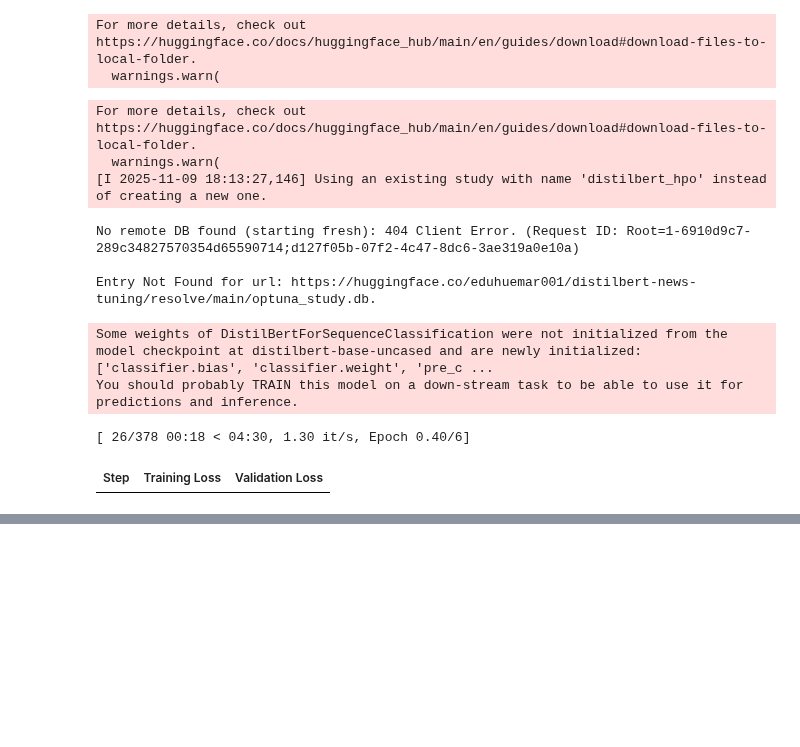
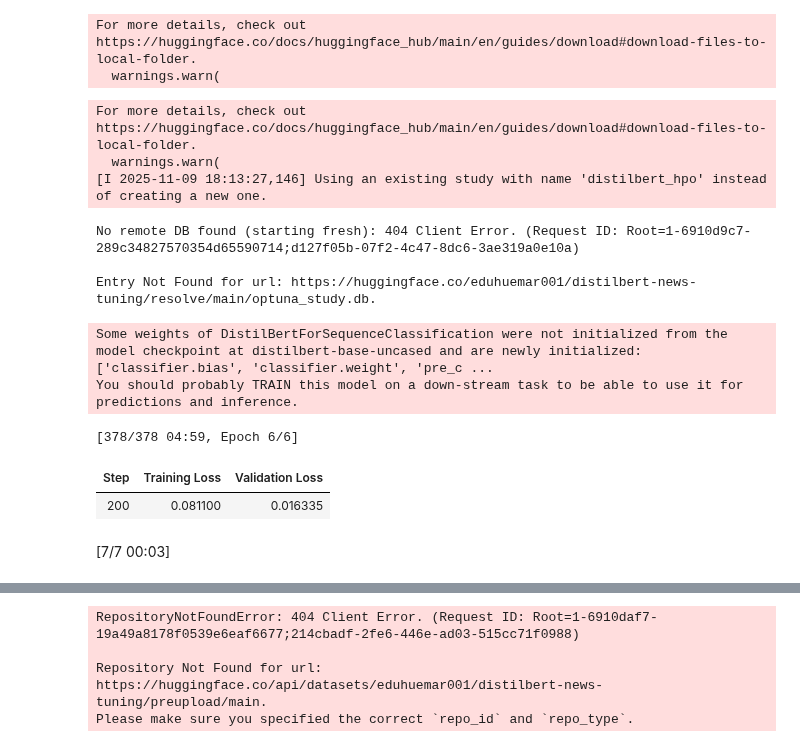
Before and after one commit to eduhuemar001/ANN2-project, a Jupyter notebook: hp_tuning.ipynb, the cells around one changed output, grey strips where cells are left out. Drawn from its saved outputs; the diff is of its cells as text; code cells hidden in the pictures; blank space fills up the shorter version.

```diff
--- a/hp_tuning.ipynb
+++ b/hp_tuning.ipynb
@@ -216,32 +216,34 @@ study = optuna.create_study(
     study_name="distilbert_hpo",
     direction="minimize",
     storage=STUDY_KEY,
     load_if_exists=True
 )
 
 # 3) Callback: upload updated DB to HF after each trial
 def upload_db_after_trial(study, trial):
     api.upload_file(
         path_or_fileobj=LOCAL_DB,
         path_in_repo=REMOTE_DB_FILE,
         repo_id=HF_REPO,
-        repo_type="dataset",
+        repo_type="model",
         commit_message=f"Optuna DB update after trial {trial.number}"
     )
     print(f"Pushed DB after trial {trial.number}")
 
 # 4) Run optimization (writes to SQLite every trial; then uploads)
 study.optimize(objective, n_trials=20, callbacks=[upload_db_after_trial])
 
 print("Best params:", study.best_trial.params)
 # %% [output]
 For more details, check out https://huggingface.co/docs/huggingface_hub/main/en/guides/download#download-files-to-local-folder.
   warnings.warn(
 [I 2025-11-09 18:13:27,146] Using an existing study with name 'distilbert_hpo' instead of creating a new one.
 No remote DB found (starting fresh): 404 Client Error. (Request ID: Root=1-6910d9c7-289c34827570354d65590714;d127f05b-07f2-4c47-8dc6-3ae319a0e10a)
 
 Entry Not Found for url: https://huggingface.co/eduhuemar001/distilbert-news-tuning/resolve/main/optuna_study.db.
 Some weights of DistilBertForSequenceClassification were not initialized from the model checkpoint at distilbert-base-uncased and are newly initialized: ['classifier.bias', 'classifier.weight', 'pre_c ...
 You should probably TRAIN this model on a down-stream task to be able to use it for predictions and inference.
-[ 26/378 00:18 < 04:30, 1.30 it/s, Epoch 0.40/6]
+[378/378 04:59, Epoch 6/6]
 | Step | Training Loss | Validation Loss |
+| 200 | 0.081100 | 0.016335 |
+[7/7 00:03]
@@ -247,0 +251,4 @@ You should probably TRAIN this model on a down-stream task to be able to use it
+RepositoryNotFoundError: 404 Client Error. (Request ID: Root=1-6910daf7-19a49a8178f0539e6eaf6677;214cbadf-2fe6-446e-ad03-515cc71f0988)
+
+Repository Not Found for url: https://huggingface.co/api/datasets/eduhuemar001/distilbert-news-tuning/preupload/main.
+Please make sure you specified the correct `repo_id` and `repo_type`.
```
Also changed, not shown: parts of 1 cell of this notebook.
